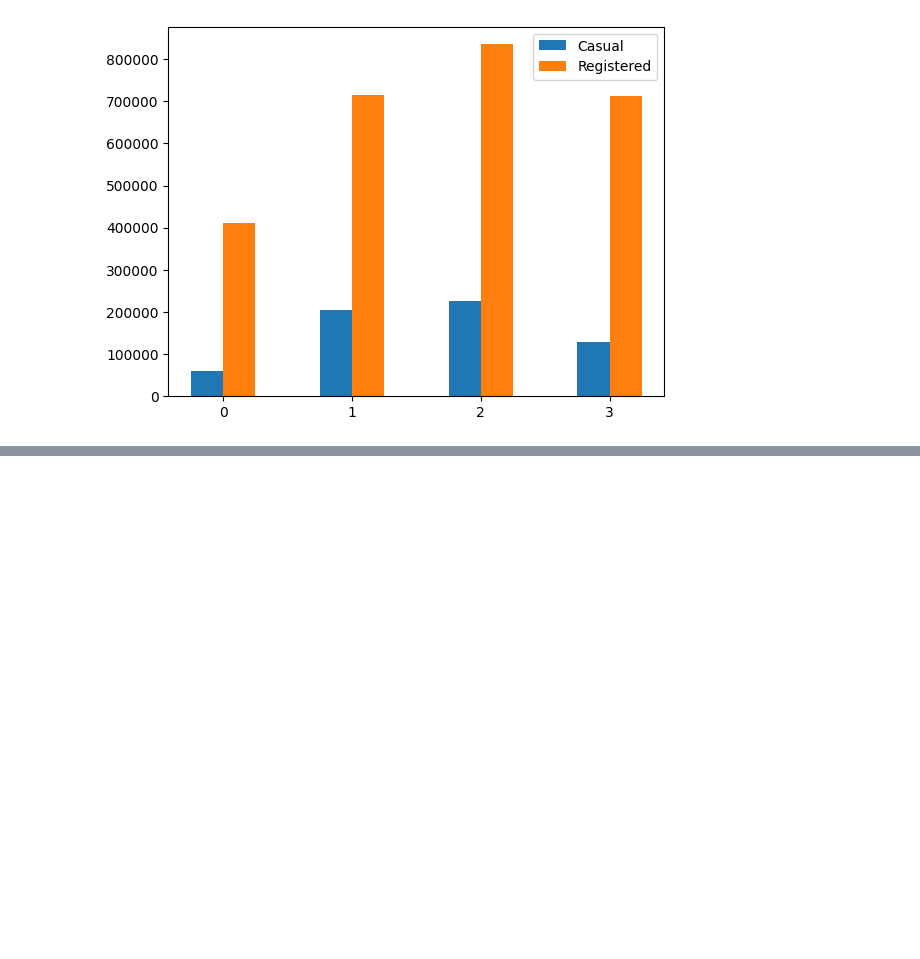
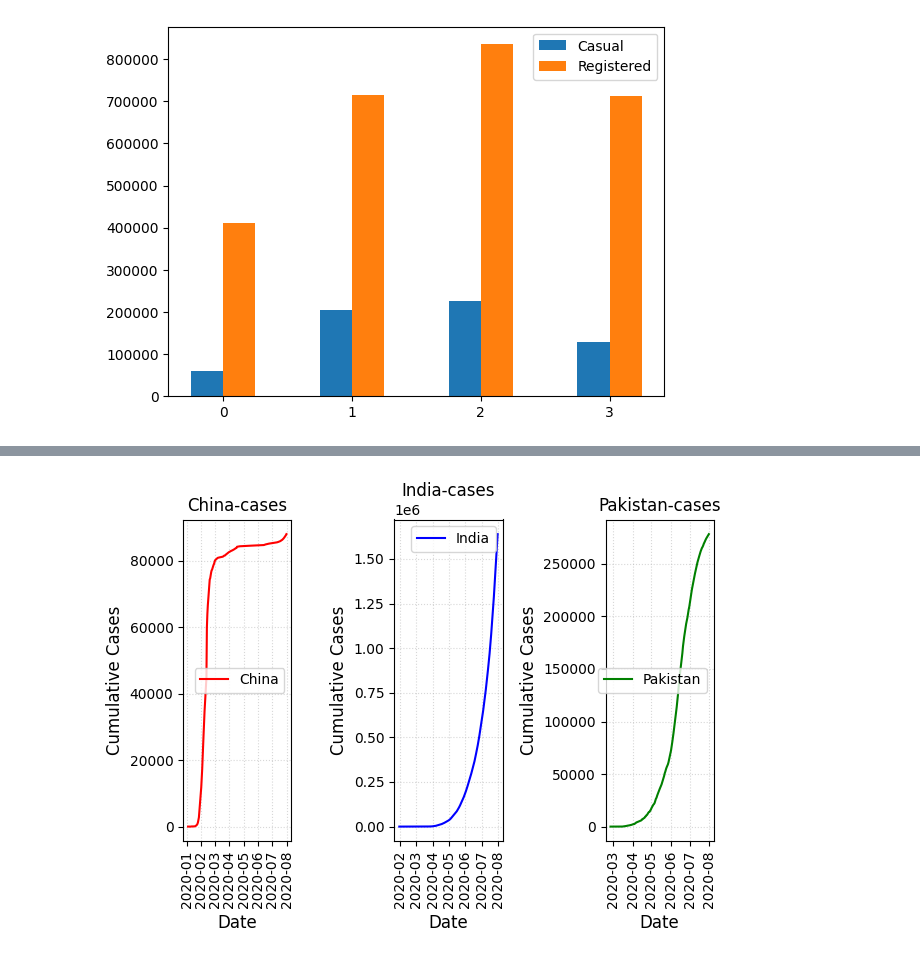
Before and after one commit to ChiragAgrawal12/Project_AU, a Jupyter notebook: Matplotlib/matplotlib.ipynb, the cells around one changed output, grey strips where cells are left out. Cells and saved outputs as stored; diff of their text form; code cells hidden in the pictures; blank space fills up the shorter version.

```diff
--- a/Matplotlib/matplotlib.ipynb
+++ b/Matplotlib/matplotlib.ipynb
@@ -259,0 +275,21 @@ plt.show()
+# %%
+plt.Figure(figsize=(9,9))
+plt.subplots(1,3)
+# countries=["China",'India','Pakistan']
+color=['Red','Blue','Green']
+def plot_btw_countries(countries):
+    for i in range(len(countries)):
+        plt.subplot(1,3,i+1)
+        plt.title(f"{countries[i]}-cases")
+        country_df = df[df['Country'] == countries[i]]
+        plt.plot(country_df['Date_reported'], country_df['Cumulative_cases'],color=color[i], label=countries[i])
+        plt.xlabel("Date", fontsize=12)
+        plt.ylabel("Cumulative Cases", fontsize=12)
+        plt.xticks(rotation=90)
+        plt.grid(True, linestyle=":", alpha=0.5)
+        plt.legend()
+        plt.tight_layout()
+    plt.show()
+plot_btw_countries(["China",'India','Pakistan'])
+# %% [output]
+[figure, added]
```
Also changed, not shown: parts of 14 cells of this notebook, 2 other files.
